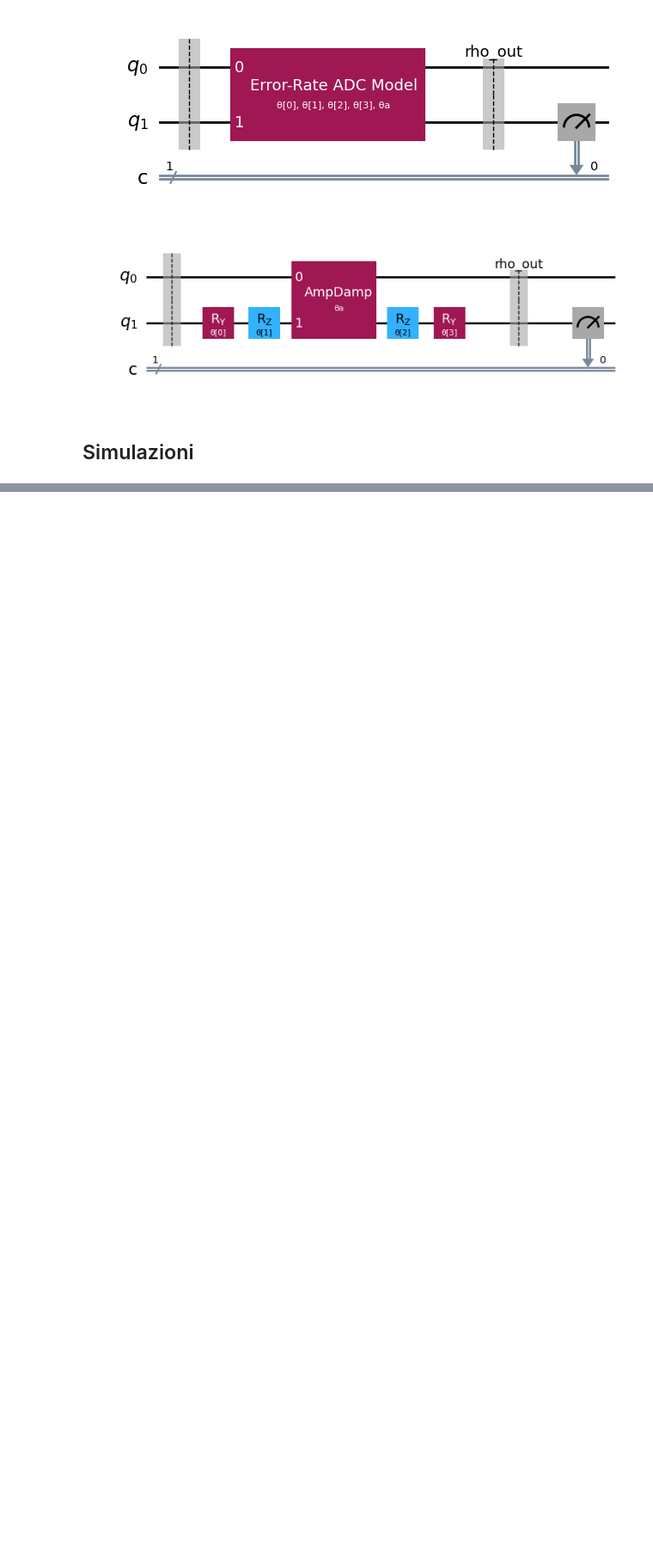
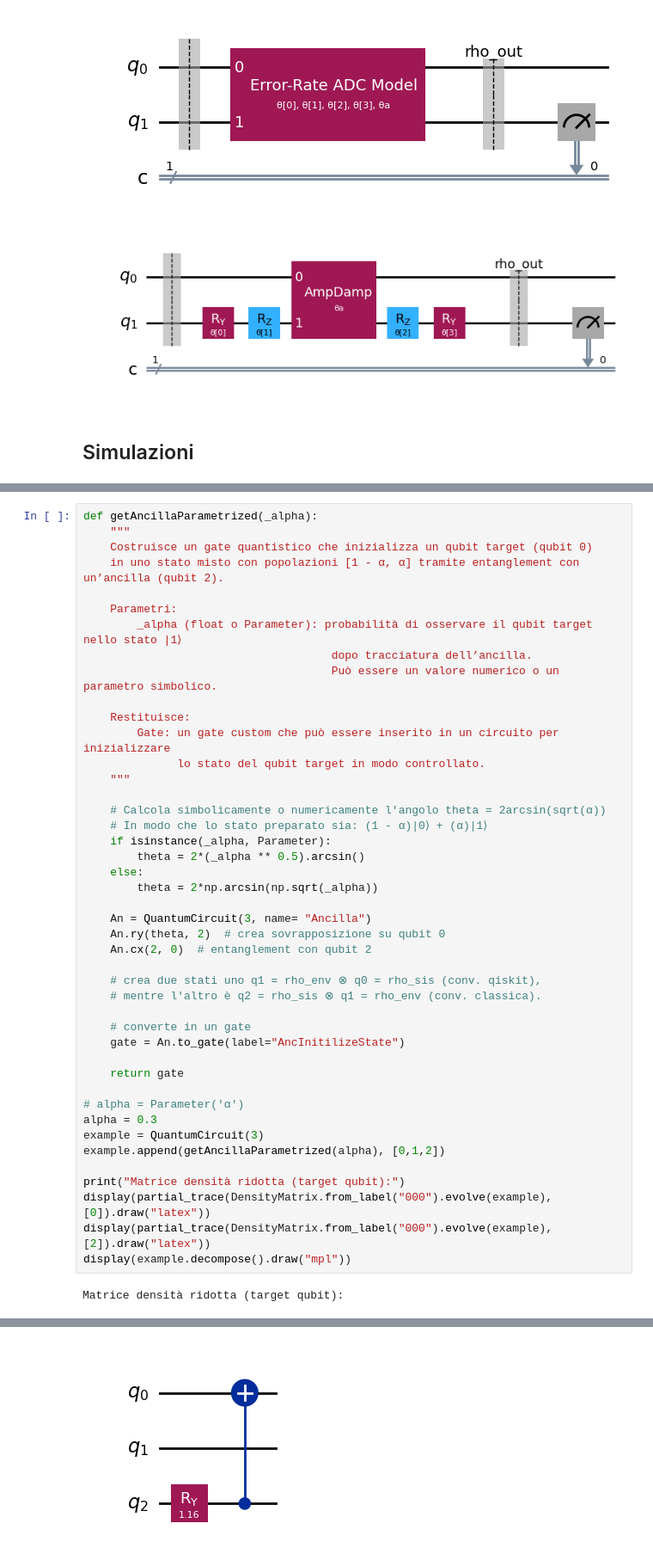
Before and after one commit to remgabryldel/quantum-amplitude-damping-channel, a Jupyter notebook: q-a-d.ipynb, the cells around one changed output, grey strips where cells are left out. Shown: that part at 86% size. Drawn from its saved outputs; the diff is of its cells as text; blank space fills up the shorter version.

Commit message:
Inserito canale Ancilla che permette a partire dallo stato puro 000, di creare due stati misti, rispettivamente uno per convenzione classica e uno per convenzione qiskit

```diff
--- a/q-a-d.ipynb
+++ b/q-a-d.ipynb
@@ -619,0 +624,46 @@ $$
+# %%
+def getAncillaParametrized(_alpha):
+    """
+    Costruisce un gate quantistico che inizializza un qubit target (qubit 0)
+    in uno stato misto con popolazioni [1 - α, α] tramite entanglement con un’ancilla (qubit 2).
+
+    Parametri:
+        _alpha (float o Parameter): probabilità di osservare il qubit target nello stato |1⟩
+                                     dopo tracciatura dell’ancilla.
+                                     Può essere un valore numerico o un parametro simbolico.
+
+    Restituisce:
+        Gate: un gate custom che può essere inserito in un circuito per inizializzare
+              lo stato del qubit target in modo controllato.
+    """
+
+    # Calcola simbolicamente o numericamente l'angolo theta = 2arcsin(sqrt(α))
+    # In modo che lo stato preparato sia: (1 - α)|0⟩ + (α)|1⟩
+    if isinstance(_alpha, Parameter):
+        theta = 2*(_alpha ** 0.5).arcsin()
+    else:
+        theta = 2*np.arcsin(np.sqrt(_alpha))
+
+    An = QuantumCircuit(3, name= "Ancilla")
+    An.ry(theta, 2)  # crea sovrapposizione su qubit 0
+    An.cx(2, 0)  # entanglement con qubit 2
+
+    # crea due stati uno q1 = rho_env ⊗ q0 = rho_sis (conv. qiskit),
+    # mentre l'altro è q2 = rho_sis ⊗ q1 = rho_env (conv. classica).
+
+    # converte in un gate
+    gate = An.to_gate(label="AncInitilizeState")
+
+    return gate
+
+# alpha = Parameter('α')
+alpha = 0.3
+example = QuantumCircuit(3)
+example.append(getAncillaParametrized(alpha), [0,1,2])
+
+print("Matrice densità ridotta (target qubit):")
+display(partial_trace(DensityMatrix.from_label("000").evolve(example), [0]).draw("latex"))
+display(partial_trace(DensityMatrix.from_label("000").evolve(example), [2]).draw("latex"))
+display(example.decompose().draw("mpl"))
+# %% [output]
+Matrice densità ridotta (target qubit):
@@ -619,0 +686 @@ $$
+[figure, added]
```
Also changed, not shown: parts of 5 cells of this notebook.
